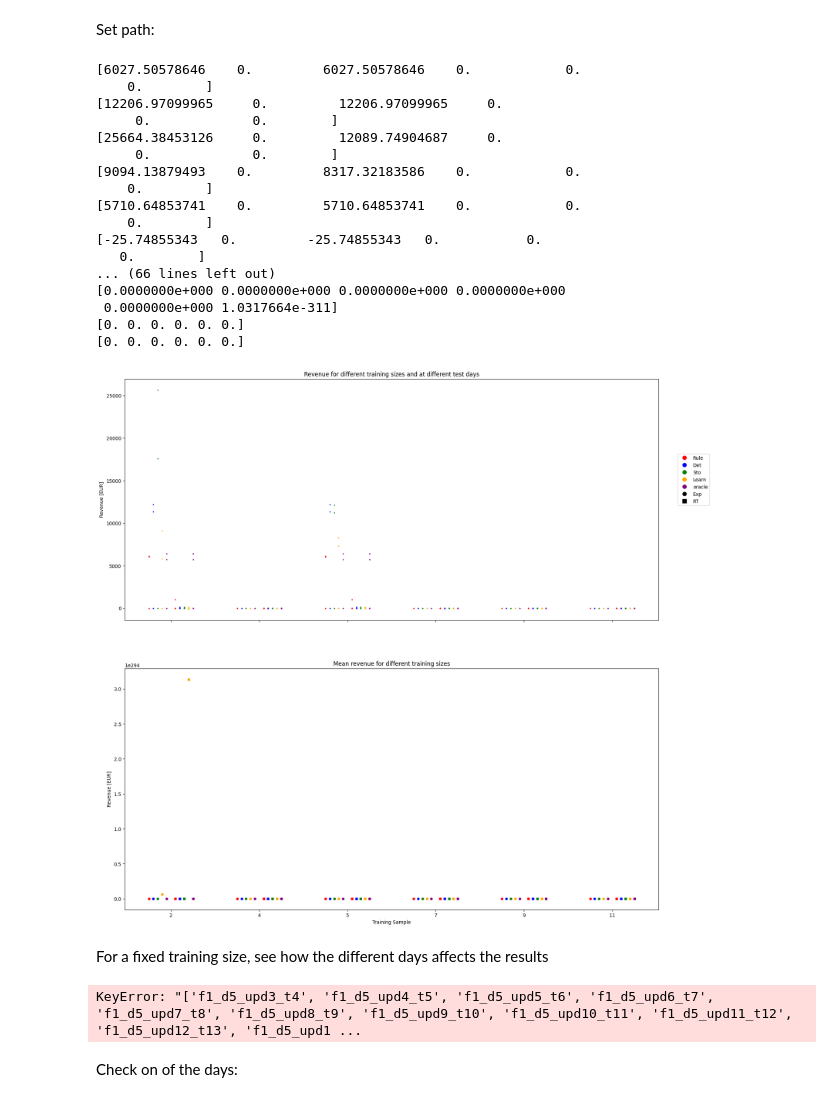
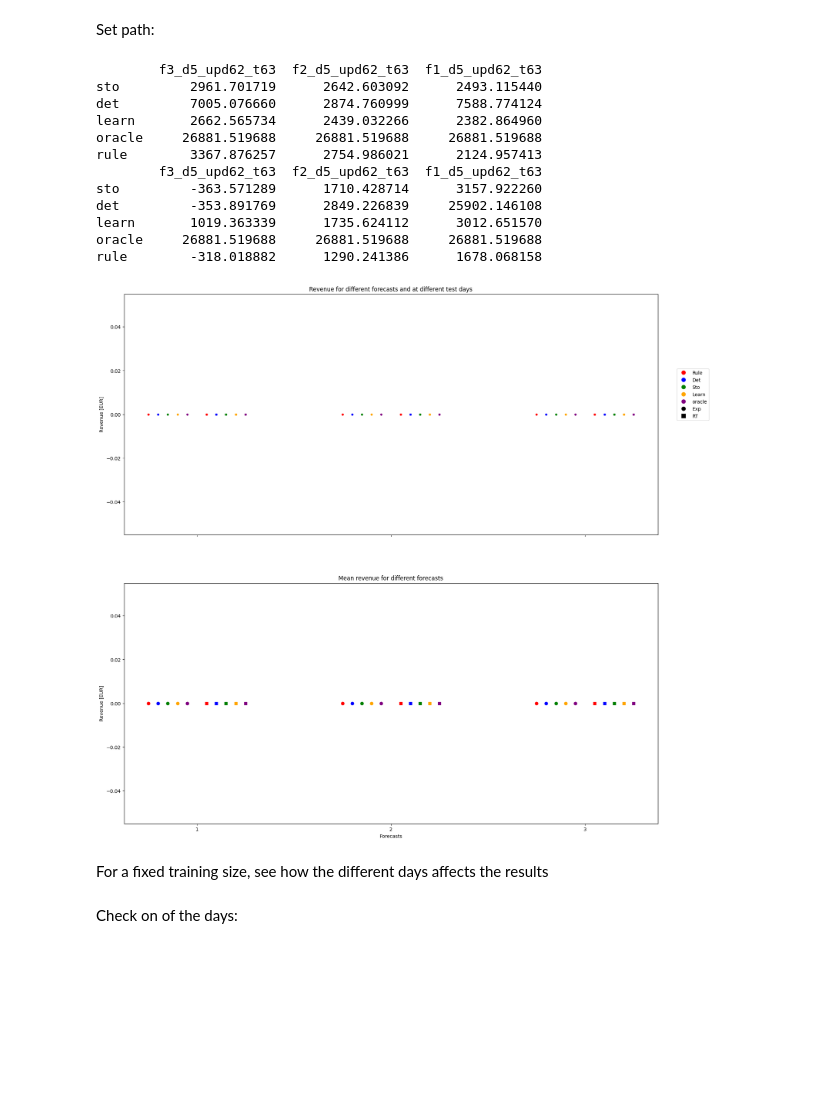
Before and after one commit to junesooshin/lightenup, a Jupyter notebook: Model and Result Examination/Model Comparison.ipynb, the cells around one changed output. Saved outputs shown, nothing was run; the diff lists cells and outputs as text; code cells hidden in the pictures; blank space fills up the shorter version.

Commit message:
update on oracle and real time. Acceptance

```diff
--- a/Model and Result Examination/Model Comparison.ipynb
+++ b/Model and Result Examination/Model Comparison.ipynb
@@ -22,29 +23,33 @@ current_directory = os.getcwd()  # Jupyter file take the current directory as wh
 # %%
 df_Exp_rev = json_to_df(current_directory + Add_on_path +  'Exp_revenue.json')
 df_RT_rev = json_to_df(current_directory + Add_on_path + 'RT_revenue.json')
+# %%
+print(df_Exp_rev)
+print(df_RT_rev)
+# %% [output]
+        f3_d5_upd62_t63  f2_d5_upd62_t63  f1_d5_upd62_t63
+sto         2961.701719      2642.603092      2493.115440
+det         7005.076660      2874.760999      7588.774124
+learn       2662.565734      2439.032266      2382.864960
+oracle     26881.519688     26881.519688     26881.519688
+rule        3367.876257      2754.986021      2124.957413
+        f3_d5_upd62_t63  f2_d5_upd62_t63  f1_d5_upd62_t63
+sto         -363.571289      1710.428714      3157.922260
+det         -353.891769      2849.226839     25902.146108
+learn       1019.363339      1735.624112      3012.651570
+oracle     26881.519688     26881.519688     26881.519688
+rule        -318.018882      1290.241386      1678.068158
 # %%
 SampleSizes = [2,4,5,7,9,11]
-Array = Create_Array_from_Rev(df_Exp_rev,df_RT_rev,NumForecasts=1, SampleSizes=SampleSizes)
-plot_Revenue_Test(Array,SampleSizes)
+forecast = [1,2,3]
+#SampleSizes = [5]
+Array = Create_Array_from_Rev(df_Exp_rev,df_RT_rev,NumForecasts=3, SampleSizes=SampleSizes)
+xtick_names = forecast
+marker_size = 10
+marker_size_2 = 40
+plot_Revenue_Test(Array,xtick_names = xtick_names,marker_size = marker_size, marker_size_2 = marker_size_2,visualize_forecasts = True)
 # %% [output]
-[6027.50578646    0.         6027.50578646    0.            0.
-    0.        ]
-[12206.97099965     0.         12206.97099965     0.
-     0.             0.        ]
-[25664.38453126     0.         12089.74904687     0.
-     0.             0.        ]
-[9094.13879493    0.         8317.32183586    0.            0.
-    0.        ]
-[5710.64853741    0.         5710.64853741    0.            0.
-    0.        ]
-[-25.74855343   0.         -25.74855343   0.           0.
-   0.        ]
-... (66 lines left out)
-[0.0000000e+000 0.0000000e+000 0.0000000e+000 0.0000000e+000
- 0.0000000e+000 1.0317664e-311]
-[0. 0. 0. 0. 0. 0.]
-[0. 0. 0. 0. 0. 0.]
-[figure, old version]
+[figure, new version]
 # %% [markdown]
 For a fixed training size, see how the different days affects the results
 # %%
@@ -53,13 +58,11 @@ fixd5 = [f'f{1}_d{5}_upd{d}_t{d+1}' for d in range(0,88)]
 data = df_RT_rev[fixd5].T
 models = ['det','learn','sto','rule','oracle']
 plot = data[models]
-plt.figure(figsize=(12,4))
+plt.figure(figsize=(20,8))
 plt.plot(plot, 'o-')
 plt.xticks(rotation = 90, fontsize=7)
 plt.legend(models, bbox_to_anchor=(1.04, 0.5), loc="center left")
 plt.show()
-# %% [output]
-KeyError: "['f1_d5_upd3_t4', 'f1_d5_upd4_t5', 'f1_d5_upd5_t6', 'f1_d5_upd6_t7', 'f1_d5_upd7_t8', 'f1_d5_upd8_t9', 'f1_d5_upd9_t10', 'f1_d5_upd10_t11', 'f1_d5_upd11_t12', 'f1_d5_upd12_t13', 'f1_d5_upd1 ...
 # %%
 df_RT_rev[fixd5].mean(axis=1)
 # %% [markdown]
```
Also changed, not shown: parts of 3 cells of this notebook, 3 other files.
